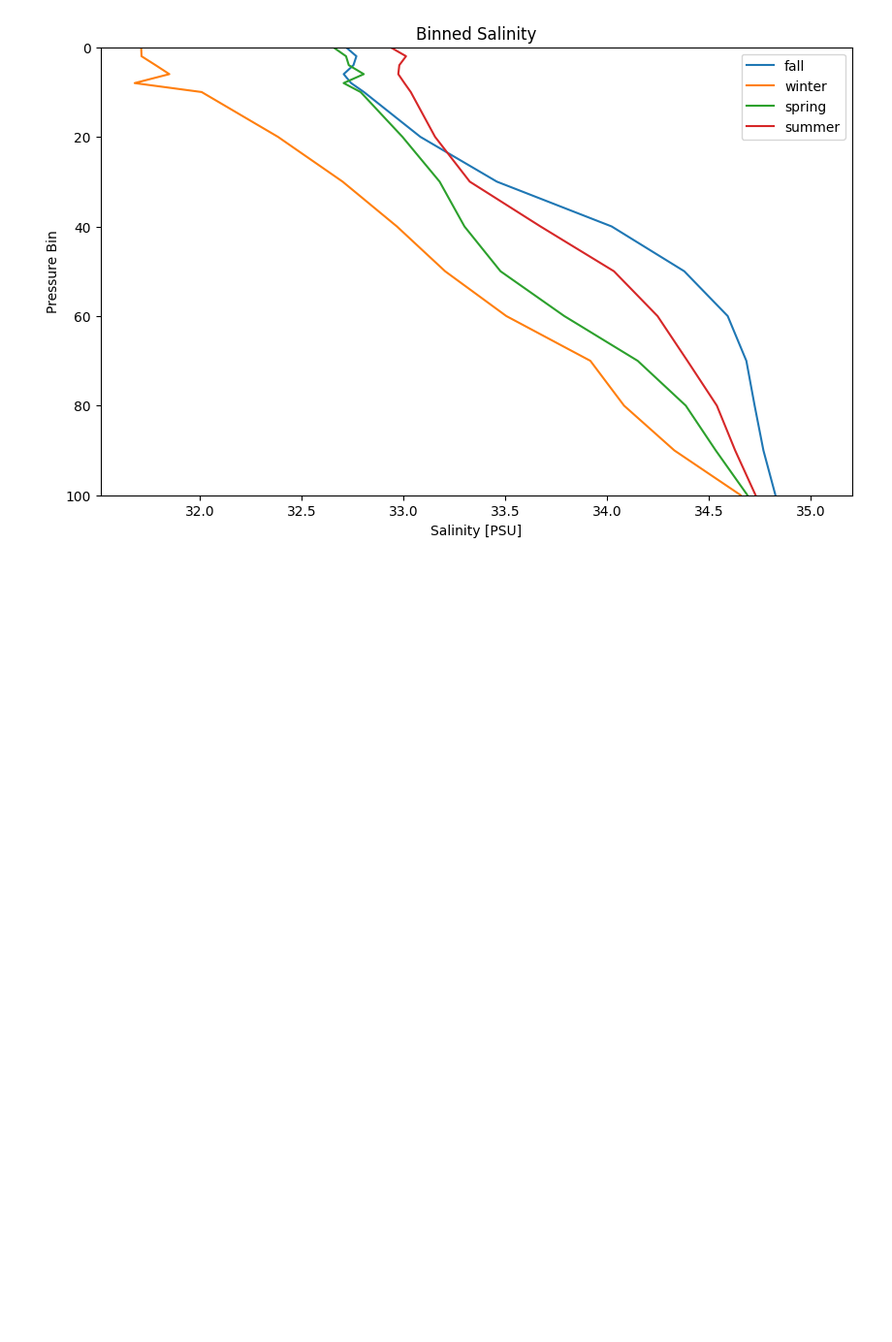
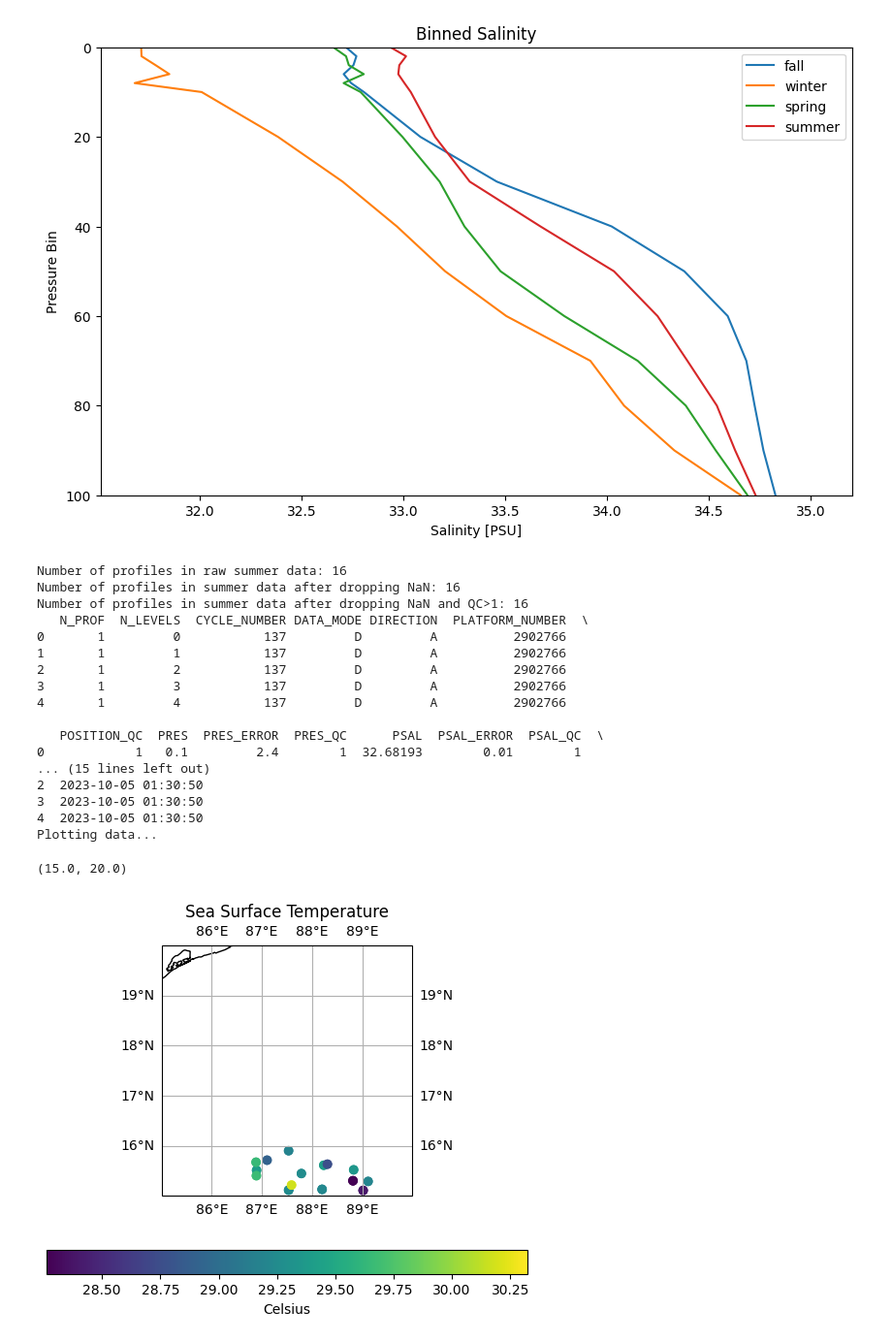
Before and after one commit to gabegekas/sioc210_data_project, a Jupyter notebook: gabe_workspace.ipynb, the cells around one changed output. Shown: that part at 97% size. Cells and saved outputs as stored; diff of their text form; code cells hidden in the pictures; blank space fills up the shorter version.

Commit message:
spatial map

```diff
--- a/gabe_workspace.ipynb
+++ b/gabe_workspace.ipynb
@@ -468,3 +469,52 @@ Name: TIME, dtype: object
 Max pressure over the selected period is 1988.5 dbar
 [figure]
 [figure]
+# %%
+'''
+Code section for plotting SST spatially
+'''
+filename = 'data_fall_small_area.csv'
+filepath = os.getcwd() + '/' + filename #changing filepath separator for Mac from \\ to /
+data = load_csv(filepath)
+# Define the variables to work with:
+index = data['PRES'] < 2
+temp = np.array(data['TEMP'][index])
+lat = np.array(data['LATITUDE'][index])
+long = np.array(data['LONGITUDE'][index])
+
+print("Plotting data...")
+
+fig = plt.figure()
+ax = plt.axes(projection=ccrs.PlateCarree())
+ax.coastlines()
+global_temp = ax.scatter(long, lat, c=temp)
+
+# title and label :
+cbar = fig.colorbar(global_temp, location='bottom')
+cbar.set_label('Celsius')
+ax.set_title('Sea Surface Temperature')
+gridlines = ax.gridlines(draw_labels=True) # shows lat/long
+lat_range = [15, 20]     # Latitude: 15°N to 20°N
+lon_range = [85, 90]   # Longitude: 85°E to 90°E
+ax.set_xlim(lon_range)
+ax.set_ylim(lat_range)
+# %% [output]
+Number of profiles in raw summer data: 16
+Number of profiles in summer data after dropping NaN: 16
+Number of profiles in summer data after dropping NaN and QC>1: 16
+   N_PROF  N_LEVELS  CYCLE_NUMBER DATA_MODE DIRECTION  PLATFORM_NUMBER  \
+0       1         0           137         D         A          2902766
+1       1         1           137         D         A          2902766
+2       1         2           137         D         A          2902766
+3       1         3           137         D         A          2902766
+4       1         4           137         D         A          2902766
+
+   POSITION_QC  PRES  PRES_ERROR  PRES_QC      PSAL  PSAL_ERROR  PSAL_QC  \
+0            1   0.1         2.4        1  32.68193        0.01        1
+... (15 lines left out)
+2  2023-10-05 01:30:50
+3  2023-10-05 01:30:50
+4  2023-10-05 01:30:50
+Plotting data...
+(15.0, 20.0)
+[figure, added]
```
Also changed, not shown: parts of 1 cell of this notebook.
